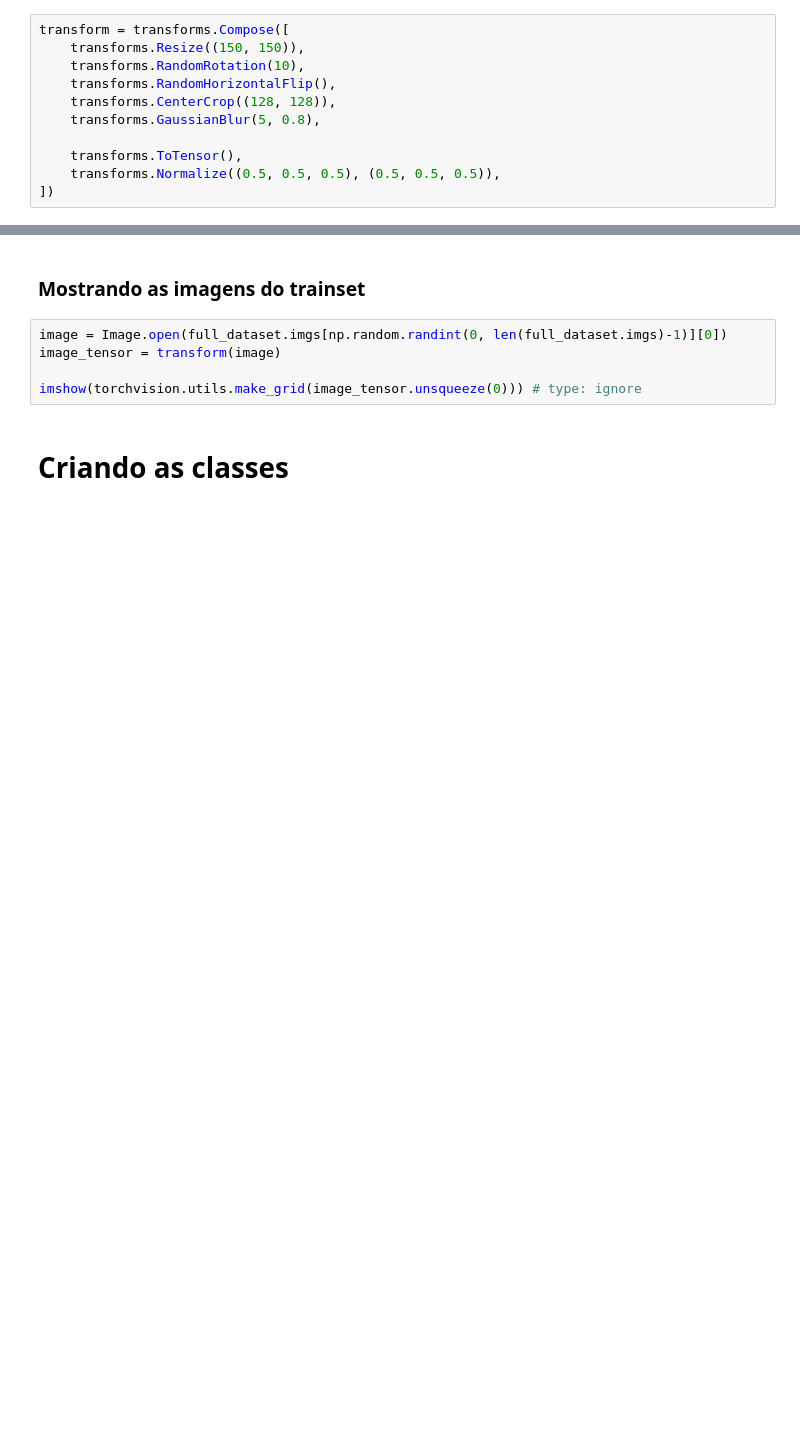
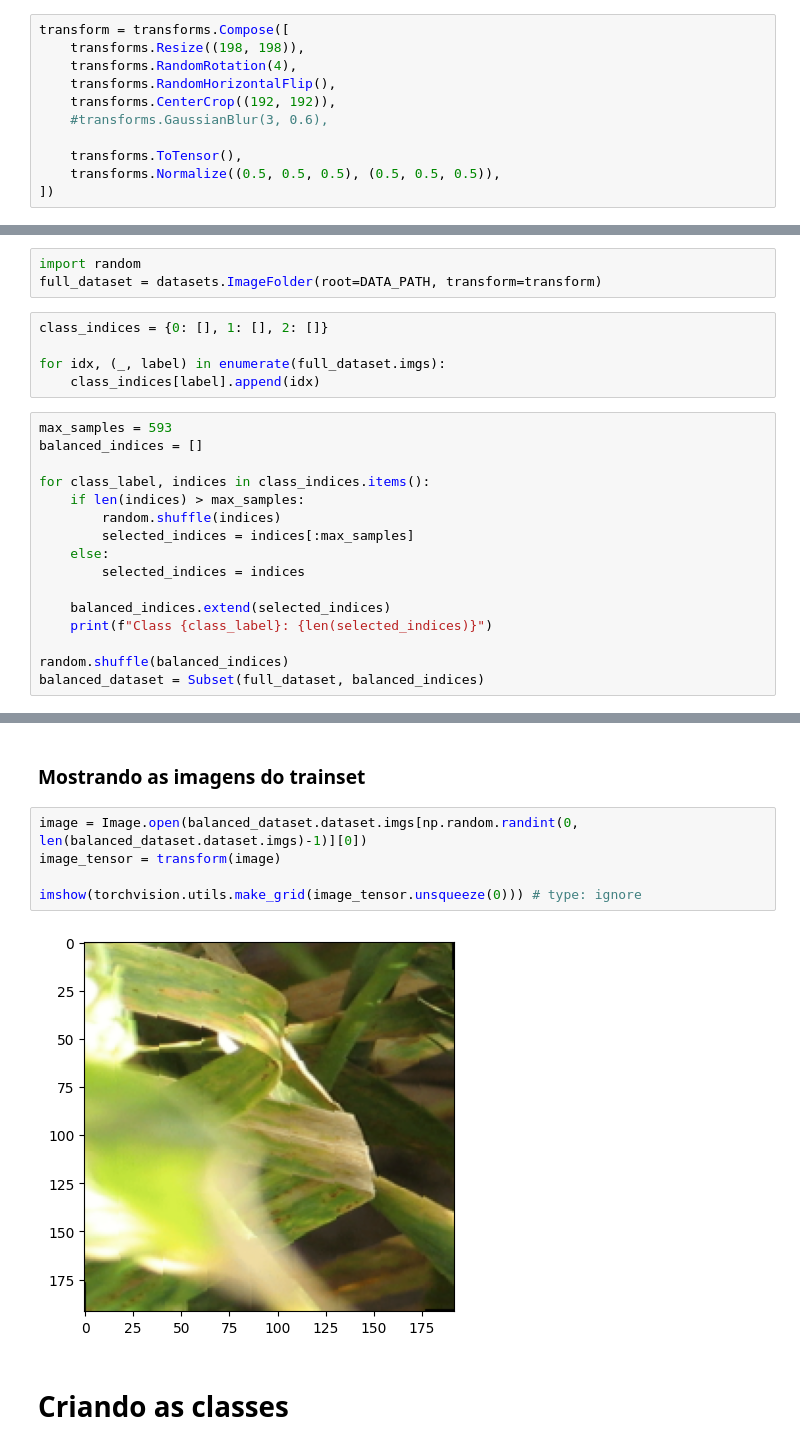
Before and after one commit to Kaua-Matheus/Agroscope-IA, a Jupyter notebook: TrainedGeneralAI/generalAI RGB.ipynb, the cells around one changed output, grey strips where cells are left out. Drawn from its saved outputs; the diff is of its cells as text; blank space fills up the shorter version.

Commit message:
feat: Changes in the model layout and input transform

```diff
--- a/TrainedGeneralAI/generalAI RGB.ipynb
+++ b/TrainedGeneralAI/generalAI RGB.ipynb
@@ -32,14 +36,38 @@ print(f"Dispositivo Usado: {"GPU" if DEVICE.type == "cuda" else "CPU"}")
 ## Transform
 # %%
 transform = transforms.Compose([
-    transforms.Resize((150, 150)),
-    transforms.RandomRotation(10),
+    transforms.Resize((198, 198)),
+    transforms.RandomRotation(4),
     transforms.RandomHorizontalFlip(),
-    transforms.CenterCrop((128, 128)),
-    transforms.GaussianBlur(5, 0.8),
+    transforms.CenterCrop((192, 192)),
+    #transforms.GaussianBlur(3, 0.6),
 
     transforms.ToTensor(),
     transforms.Normalize((0.5, 0.5, 0.5), (0.5, 0.5, 0.5)),
 ])
 # %% [markdown]
 ## Dataset Principal
+# %%
+import random
+full_dataset = datasets.ImageFolder(root=DATA_PATH, transform=transform)
+# %%
+class_indices = {0: [], 1: [], 2: []}
+
+for idx, (_, label) in enumerate(full_dataset.imgs):
+    class_indices[label].append(idx)
+# %%
+max_samples = 593
+balanced_indices = []
+
+for class_label, indices in class_indices.items():
+    if len(indices) > max_samples:
+        random.shuffle(indices)
+        selected_indices = indices[:max_samples]
+    else:
+        selected_indices = indices
+
+    balanced_indices.extend(selected_indices)
+    print(f"Class {class_label}: {len(selected_indices)}")
+
+random.shuffle(balanced_indices)
+balanced_dataset = Subset(full_dataset, balanced_indices)
@@ -62,10 +96,12 @@ test_loader = torch.utils.data.DataLoader(test_dataset, batch_size=batch_size, n
 # %% [markdown]
 ### Mostrando as imagens do trainset
 # %%
-image = Image.open(full_dataset.imgs[np.random.randint(0, len(full_dataset.imgs)-1)][0])
+image = Image.open(balanced_dataset.dataset.imgs[np.random.randint(0, len(balanced_dataset.dataset.imgs)-1)][0])
 image_tensor = transform(image)
 
 imshow(torchvision.utils.make_grid(image_tensor.unsqueeze(0))) # type: ignore
+# %% [output]
+[figure, added]
 # %% [markdown]
 # Criando as classes
 # %%
```
Also changed, not shown: parts of 27 cells of this notebook, 5 other files.
